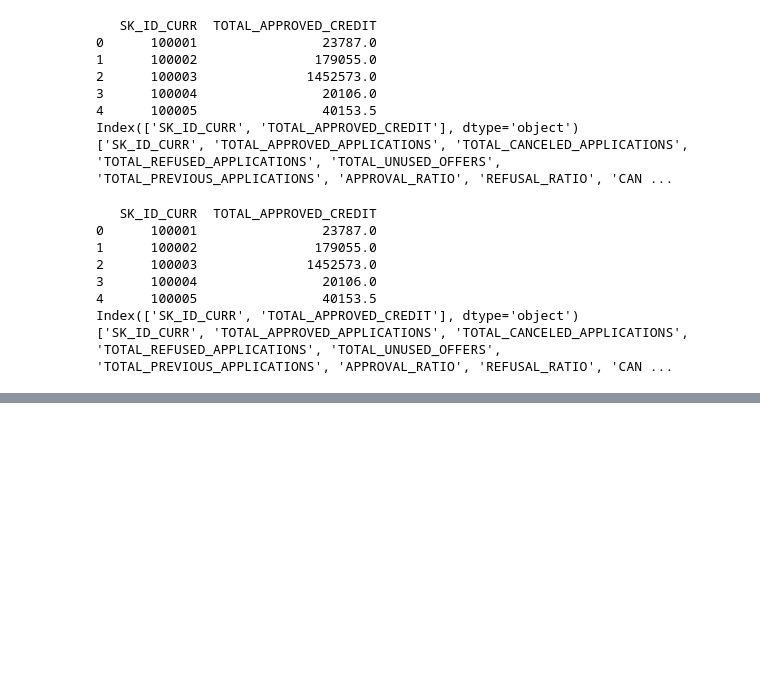
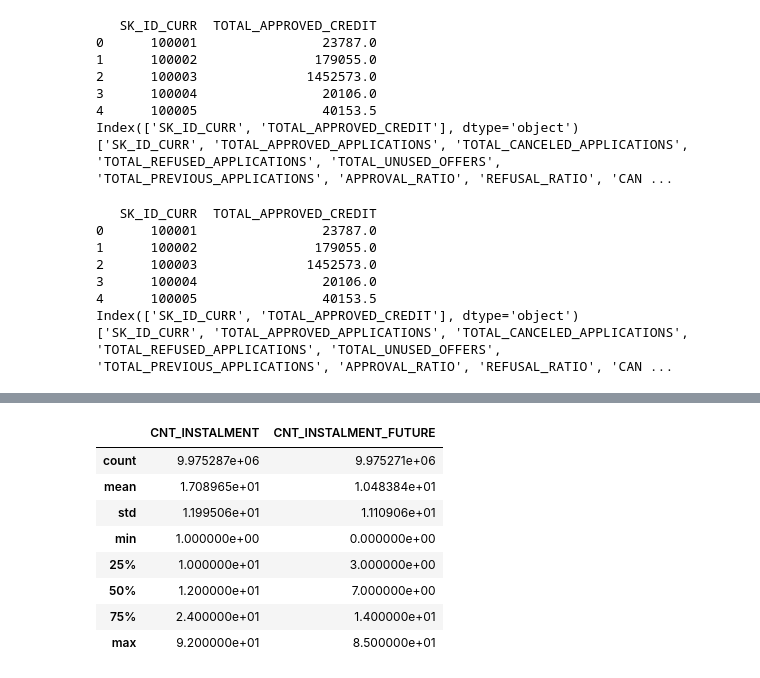
Before and after one commit to DevendraRaj58/Loan-Intelligence-Platform, a Jupyter notebook: notebooks/02_database_reverse_engineering.ipynb, the cells around one changed output, grey strips where cells are left out. Saved outputs shown, nothing was run; the diff lists cells and outputs as text; code cells hidden in the pictures; blank space fills up the shorter version.

```diff
--- a/notebooks/02_database_reverse_engineering.ipynb
+++ b/notebooks/02_database_reverse_engineering.ipynb
@@ -670,0 +818,14 @@ previous_application[
+# %%
+pos_cash_balance[
+    ["CNT_INSTALMENT", "CNT_INSTALMENT_FUTURE"]
+].describe()
+# %% [output]
+|  | CNT_INSTALMENT | CNT_INSTALMENT_FUTURE |
+| count | 9.975287e+06 | 9.975271e+06 |
+| mean | 1.708965e+01 | 1.048384e+01 |
+| std | 1.199506e+01 | 1.110906e+01 |
+| min | 1.000000e+00 | 0.000000e+00 |
+| 25% | 1.000000e+01 | 3.000000e+00 |
+| 50% | 1.200000e+01 | 7.000000e+00 |
+| 75% | 2.400000e+01 | 1.400000e+01 |
+| max | 9.200000e+01 | 8.500000e+01 |
```
Also changed, not shown: parts of 32 cells of this notebook, 2 other files.
